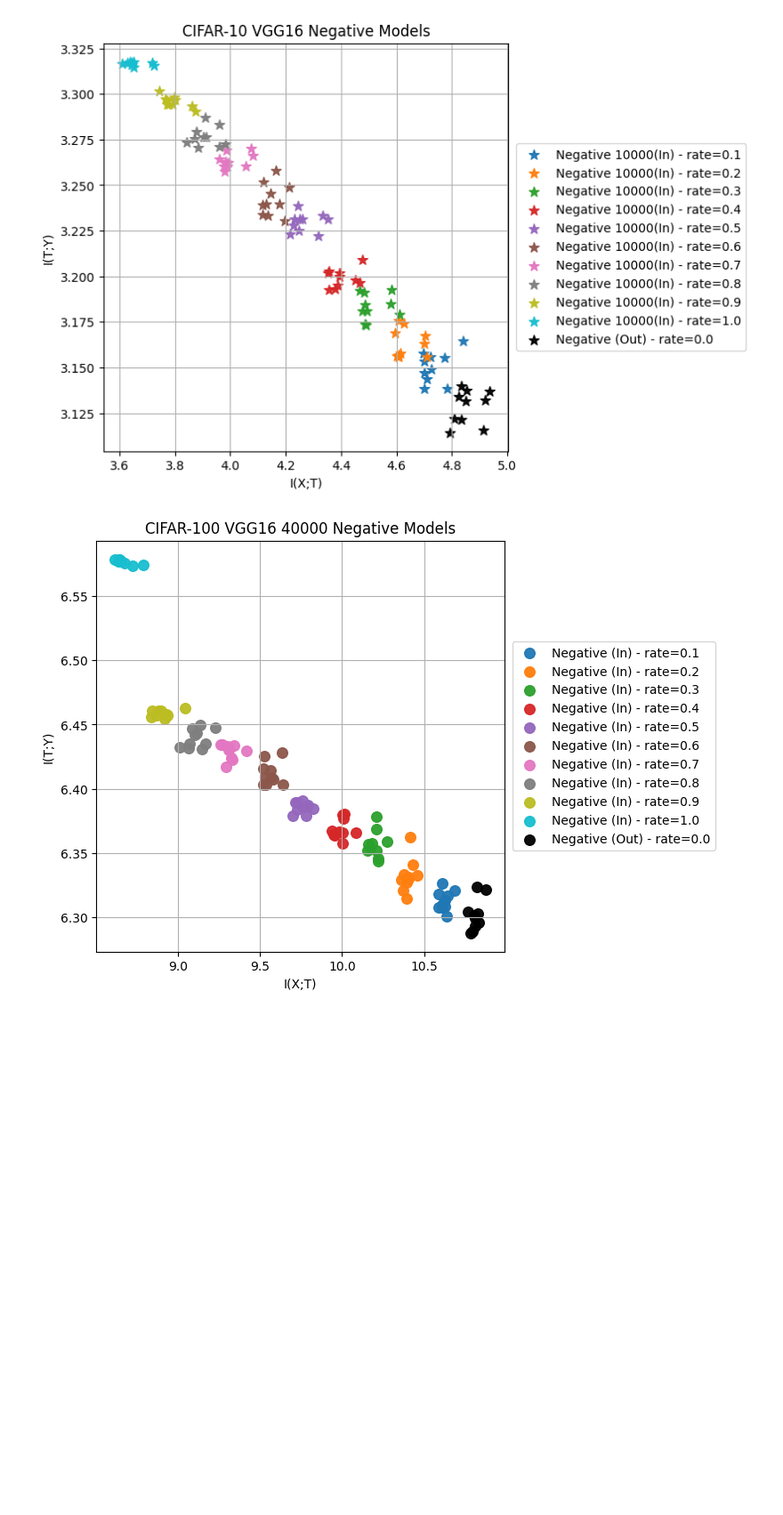
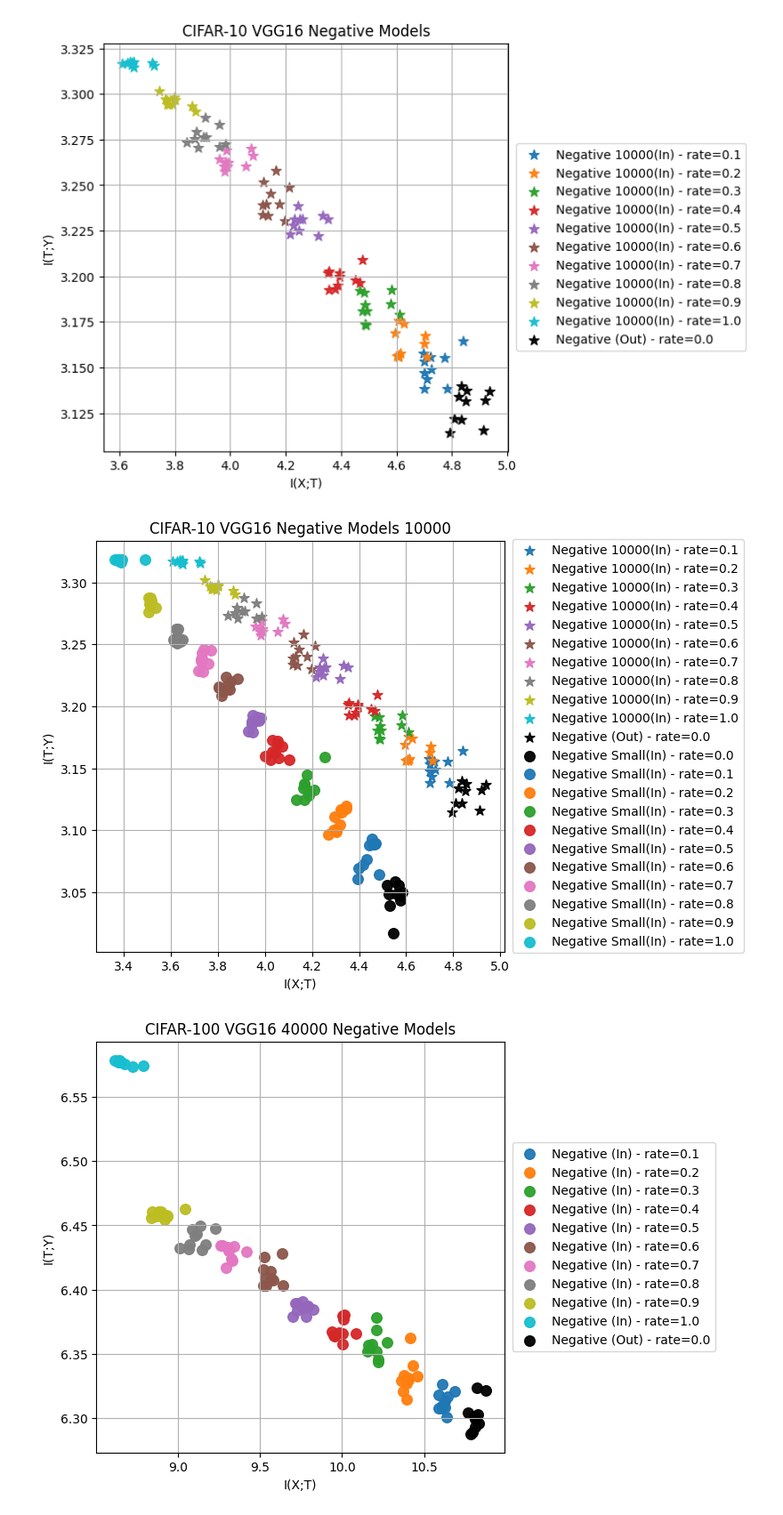
Before and after one commit to ArthasGAO/MI_Model_Detection, a Jupyter notebook: distribution_check.ipynb, the cells around one changed output. Shown at 89% size. Saved outputs shown, nothing was run; the diff lists cells and outputs as text; code cells hidden in the pictures; blank space fills up the shorter version.

```diff
--- a/distribution_check.ipynb
+++ b/distribution_check.ipynb
@@ -681,6 +743,14 @@ in_group_10000, out_group_10000 = construct_neg_pairs_10000("CIFAR-10", "VGG16",
 plot_information_plane(in_group_10000 + out_group_10000, title=f"{"CIFAR-10"} {"VGG16"} Negative Models")
 # %% [output]
 [figure]
+# %%
+in_group_10000, out_group_10000 = construct_neg_pairs_10000("CIFAR-10", "VGG16", range(42, 52), 40000)
+
+in_group_small_10000 = construct_neg_pairs_small_10000("CIFAR-10", "VGG16", range(42, 52), 25000)
+
+plot_information_plane(in_group_10000 + out_group_10000 +in_group_small_10000, title=f"{"CIFAR-10"} {"VGG16"} Negative Models 10000")
+# %% [output]
+[figure, added]
 # %%
 plot_neg_pairs("CIFAR-100", "VGG16", range(42, 52), 40000)
 # %% [output]
```
Also changed, not shown: parts of 35 cells of this notebook, 45 other files.
